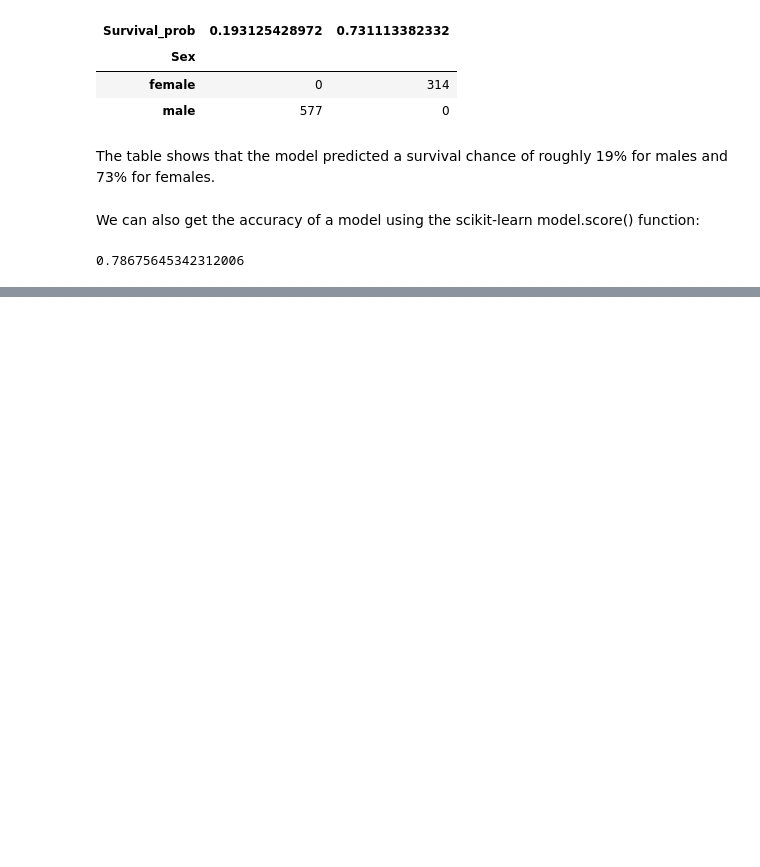
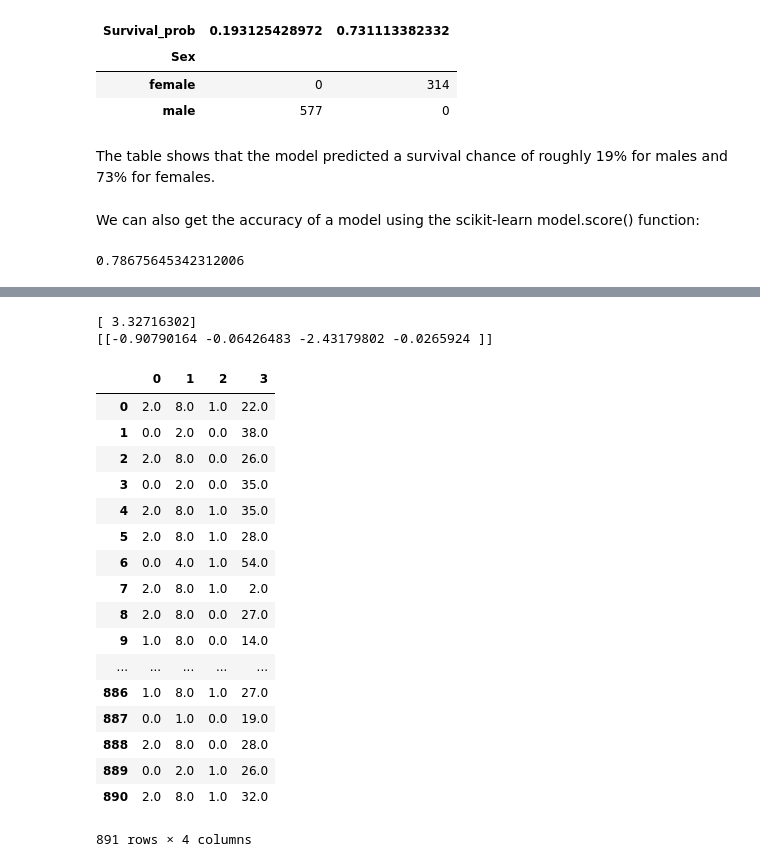
Before and after one commit to FGutierresBTS/BTS_MasterInBigData, a Jupyter notebook: Session_3_CDA/BTS_ClassicalDataAnalysis_Session3_LogisticRegression_Demo1.ipynb, the cells around one changed output, grey strips where cells are left out. Saved outputs shown, nothing was run; the diff lists cells and outputs as text; code cells hidden in the pictures; blank space fills up the shorter version.

```diff
--- a/Session_3_CDA/BTS_ClassicalDataAnalysis_Session3_LogisticRegression_Demo1.ipynb
+++ b/Session_3_CDA/BTS_ClassicalDataAnalysis_Session3_LogisticRegression_Demo1.ipynb
@@ -152,0 +190,60 @@ log_model.score(X = pd.DataFrame(encoded_sex) ,
+# %%
+import numpy as np
+char_cabin = df["Cabin"].astype(str)     # Convert cabin to str
+
+new_Cabin = np.array([cabin[0] for cabin in char_cabin]) # Take first letter
+
+df["Cabin"] = pd.Categorical(new_Cabin)  # Save the new cabin var
+
+# Impute median Age for NA Age values
+new_age_var = np.where(df["Age"].isnull(), # Logical check
+                       28,                       # Value if check is true
+                       df["Age"])     # Value if check is false
+
+df["Age"] = new_age_var
+# %%
+# Convert more variables to numeric
+encoded_class = label_encoder.fit_transform(df["Pclass"])
+encoded_cabin = label_encoder.fit_transform(df["Cabin"])
+
+train_features = pd.DataFrame([encoded_class,
+                              encoded_cabin,
+                              encoded_sex,
+                              df["Age"]]).T
+
+# Initialize logistic regression model
+log_model = linear_model.LogisticRegression()
+
+# Train the model
+log_model.fit(X = train_features ,
+              y = df["Survived"])
+
+# Check trained model intercept
+print(log_model.intercept_)
+
+# Check trained model coefficients
+print(log_model.coef_)
+# %% [output]
+[ 3.32716302]
+[[-0.90790164 -0.06426483 -2.43179802 -0.0265924 ]]
+# %%
+train_features
+# %% [output]
+|  | 0 | 1 | 2 | 3 |
+| 0 | 2.0 | 8.0 | 1.0 | 22.0 |
+| 1 | 0.0 | 2.0 | 0.0 | 38.0 |
+| 2 | 2.0 | 8.0 | 0.0 | 26.0 |
+| 3 | 0.0 | 2.0 | 0.0 | 35.0 |
+| 4 | 2.0 | 8.0 | 1.0 | 35.0 |
+| 5 | 2.0 | 8.0 | 1.0 | 28.0 |
+| 6 | 0.0 | 4.0 | 1.0 | 54.0 |
+| 7 | 2.0 | 8.0 | 1.0 | 2.0 |
+| 8 | 2.0 | 8.0 | 0.0 | 27.0 |
+| 9 | 1.0 | 8.0 | 0.0 | 14.0 |
+| ... | ... | ... | ... | ... |
+| 886 | 1.0 | 8.0 | 1.0 | 27.0 |
+| 887 | 0.0 | 1.0 | 0.0 | 19.0 |
+| 888 | 2.0 | 8.0 | 0.0 | 28.0 |
+| 889 | 0.0 | 2.0 | 1.0 | 26.0 |
+| 890 | 2.0 | 8.0 | 1.0 | 32.0 |
+891 rows × 4 columns
```
Also changed, not shown: parts of 17 cells of this notebook.
